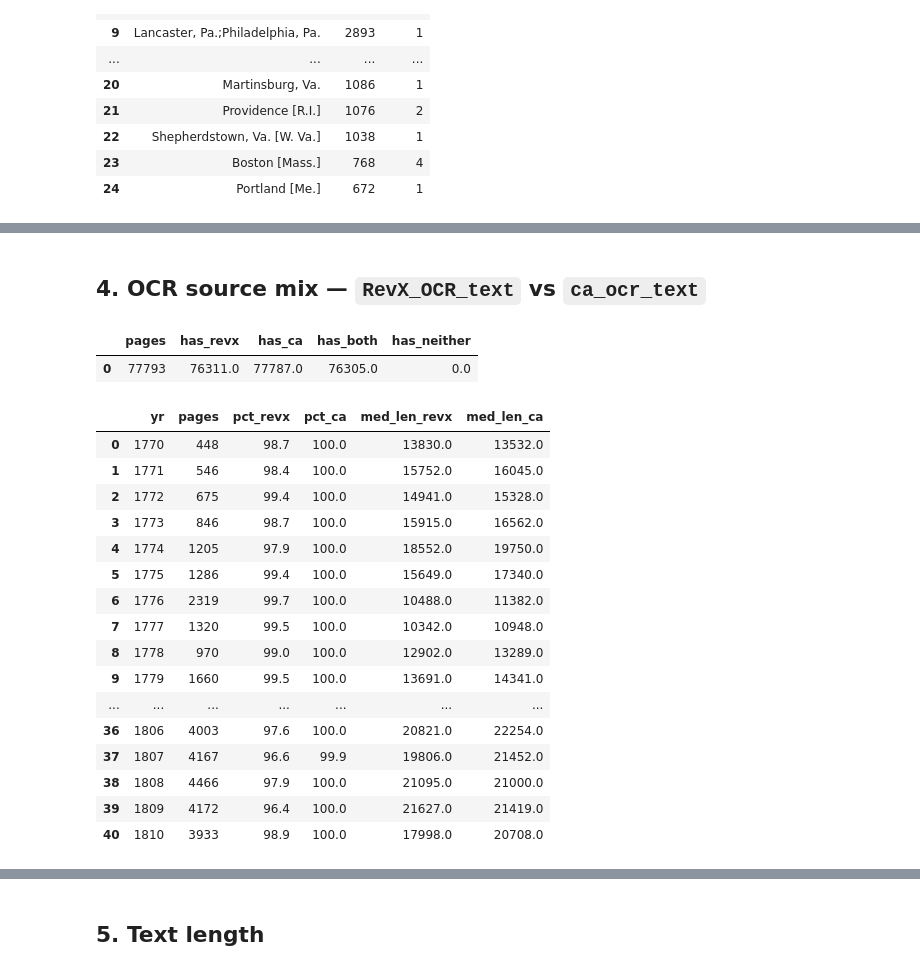
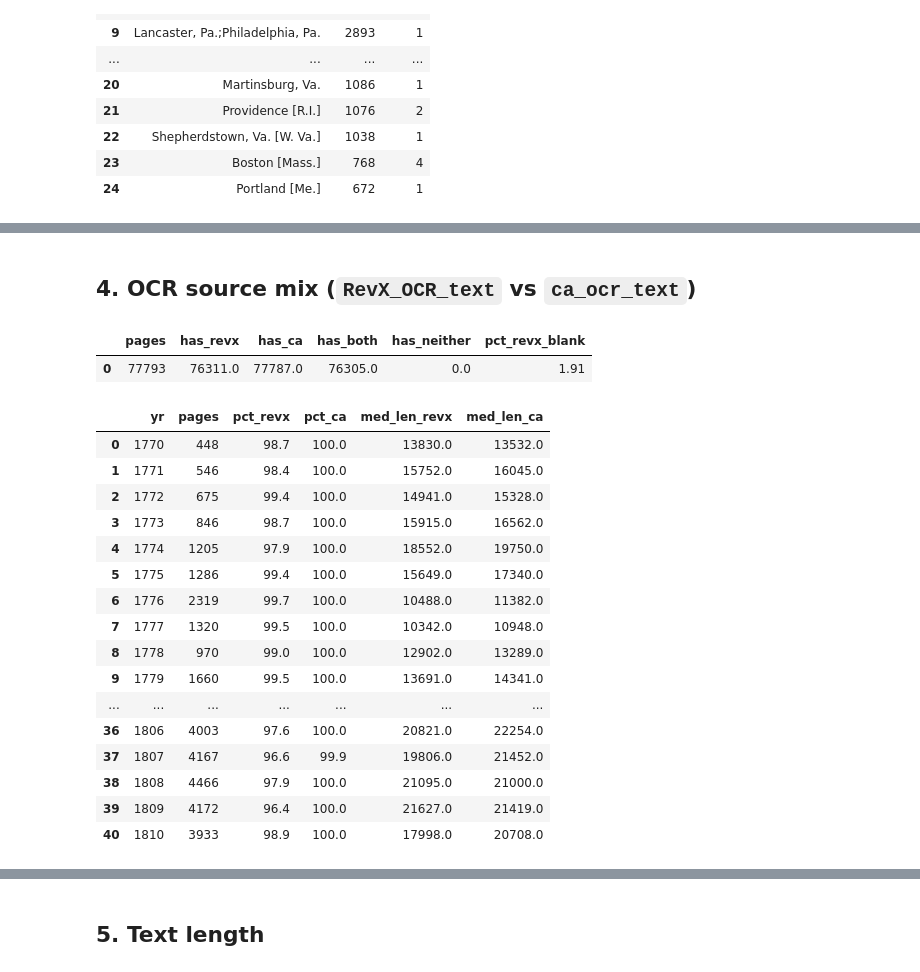
Before and after one commit to larawashington-PGDV5200/revolutionary-xroads, a Jupyter notebook: rx-pipeline/notebooks/S2_profile_news.ipynb, the cells around one changed output, grey strips where cells are left out. Drawn from its saved outputs; the diff is of its cells as text; code cells hidden in the pictures.

Commit message:
Notebooks up to A07 done. B10 updated with remote data access and B11 done.

```diff
--- a/rx-pipeline/notebooks/S2_profile_news.ipynb
+++ b/rx-pipeline/notebooks/S2_profile_news.ipynb
@@ -6,10 +0,0 @@ Source: `loc_chronicling_america_1770-1810`, revision `0b97906a…` (see `data/r
-# %%
-import duckdb, pandas as pd
-from pathlib import Path
-pd.set_option('display.width',200); pd.set_option('display.max_rows',80); pd.set_option('display.max_colwidth',90)
-ROOT=next(p for p in [Path.cwd(),*Path.cwd().parents] if (p/'data'/'raw').exists())
-NEWS=str(ROOT/'data/raw/news/*.parquet')
-con=duckdb.connect()
-con.sql(f"create view news as select *, year(issue_date) yr, length(RevX_OCR_text) len_rx, length(ca_ocr_text) len_ca from read_parquet('{NEWS}', filename=true)")
-q=lambda s: con.sql(s).df()
-q("select count(*) rows, count(distinct lccn) lccns, count(distinct newspaper_title) titles, count(distinct place_of_publication) places, count(distinct (lccn,issue_date,edition_order)) issues from news")
@@ -20,0 +9,15 @@ q("select count(*) rows, count(distinct lccn) lccns, count(distinct newspaper_ti
+# %%
+import duckdb, pandas as pd, time, sys
+pd.set_option('display.width',220); pd.set_option('display.max_rows',80); pd.set_option('display.max_colwidth',120)
+HF='hf://datasets/RevolutionCrossroads/'
+NEWS_REV='0b97906ad32e269376872934820357fc333151d8'
+OCR_REV='92477706d19db4dcd0c425e01e1ff85a209a8269'
+NEWS_GLOB=f"{HF}loc_chronicling_america_1770-1810@{NEWS_REV}/data/train-*.parquet"
+BLOCK_GLOB=f"{HF}RevX_OCR_results@{OCR_REV}/block_level/train-*.parquet"
+con=duckdb.connect()
+con.sql("set http_retries=12; set http_retry_wait_ms=3000; set http_retry_backoff=2")  # HF returns 429 under bursts
+TIMES=[]
+def q(sql,label=None):
+    t=time.time(); df=con.sql(sql).df(); dt=time.time()-t
+    TIMES.append((label or sql.strip()[:60].replace('\n',' '),round(dt,1))); return df
+print('duckdb',duckdb.__version__,'| python',sys.version.split()[0])
@@ -153,32 +173,27 @@ st=q("select regexp_extract(place_of_publication,'([^,]+)$',1) state_part, count
 # %% [markdown]
-## 4. OCR source mix — `RevX_OCR_text` vs `ca_ocr_text`
+## 4. OCR source mix (`RevX_OCR_text` vs `ca_ocr_text`)
-# %%
-q("select count(*) pages, sum((RevX_OCR_text is not null and trim(RevX_OCR_text)<>'')::int) has_revx, sum((ca_ocr_text is not null and trim(ca_ocr_text)<>'')::int) has_ca, sum(((RevX_OCR_text is not null and trim(RevX_OCR_text)<>'') and (ca_ocr_text is not null and trim(ca_ocr_text)<>''))::int) has_both, sum(((coalesce(trim(RevX_OCR_text),'')='') and (coalesce(trim(ca_ocr_text),'')=''))::int) has_neither from news")
-# %% [output]
-|  | pages | has_revx | has_ca | has_both | has_neither |
-| 0 | 77793 | 76311.0 | 77787.0 | 76305.0 | 0.0 |
 # %%
-mix=q("""select yr, count(*) pages,
- round(100*avg((coalesce(trim(RevX_OCR_text),'')<>'')::int),1) pct_revx,
- round(100*avg((coalesce(trim(ca_ocr_text),'')<>'')::int),1) pct_ca,
- round(median(len_rx)) med_len_revx, round(median(len_ca)) med_len_ca
- from news group by 1 order by 1"""); mix
+display(q("select count(*) pages, sum(has_rx::int) has_revx, sum(has_ca::int) has_ca, sum((has_rx and has_ca)::int) has_both, sum((not has_rx and not has_ca)::int) has_neither, round(100*avg((not has_rx)::int),2) pct_revx_blank from news"))
+q("""select yr, count(*) pages, round(100*avg(has_rx::int),1) pct_revx, round(100*avg(has_ca::int),1) pct_ca,
+ round(median(len_rx)) med_len_revx, round(median(len_ca)) med_len_ca from news group by 1 order by 1""")
 # %% [output]
-|  | yr | pages | pct_revx | pct_ca | med_len_revx | med_len_ca |
-| 0 | 1770 | 448 | 98.7 | 100.0 | 13830.0 | 13532.0 |
-| 1 | 1771 | 546 | 98.4 | 100.0 | 15752.0 | 16045.0 |
-| 2 | 1772 | 675 | 99.4 | 100.0 | 14941.0 | 15328.0 |
-| 3 | 1773 | 846 | 98.7 | 100.0 | 15915.0 | 16562.0 |
-| 4 | 1774 | 1205 | 97.9 | 100.0 | 18552.0 | 19750.0 |
-| 5 | 1775 | 1286 | 99.4 | 100.0 | 15649.0 | 17340.0 |
-| 6 | 1776 | 2319 | 99.7 | 100.0 | 10488.0 | 11382.0 |
-| 7 | 1777 | 1320 | 99.5 | 100.0 | 10342.0 | 10948.0 |
-| 8 | 1778 | 970 | 99.0 | 100.0 | 12902.0 | 13289.0 |
-| 9 | 1779 | 1660 | 99.5 | 100.0 | 13691.0 | 14341.0 |
-| ... | ... | ... | ... | ... | ... | ... |
-| 36 | 1806 | 4003 | 97.6 | 100.0 | 20821.0 | 22254.0 |
-| 37 | 1807 | 4167 | 96.6 | 99.9 | 19806.0 | 21452.0 |
-| 38 | 1808 | 4466 | 97.9 | 100.0 | 21095.0 | 21000.0 |
-| 39 | 1809 | 4172 | 96.4 | 100.0 | 21627.0 | 21419.0 |
-| 40 | 1810 | 3933 | 98.9 | 100.0 | 17998.0 | 20708.0 |
+|  | pages | has_revx | has_ca | has_both | has_neither | pct_revx_blank |
+| 0 | 77793 | 76311.0 | 77787.0 | 76305.0 | 0.0 | 1.91 |
+|  | yr | pages | pct_revx | pct_ca | med_len_revx | med_len_ca |
+| 0 | 1770 | 448 | 98.7 | 100.0 | 13830.0 | 13532.0 |
+| 1 | 1771 | 546 | 98.4 | 100.0 | 15752.0 | 16045.0 |
+| 2 | 1772 | 675 | 99.4 | 100.0 | 14941.0 | 15328.0 |
+| 3 | 1773 | 846 | 98.7 | 100.0 | 15915.0 | 16562.0 |
+| 4 | 1774 | 1205 | 97.9 | 100.0 | 18552.0 | 19750.0 |
+| 5 | 1775 | 1286 | 99.4 | 100.0 | 15649.0 | 17340.0 |
+| 6 | 1776 | 2319 | 99.7 | 100.0 | 10488.0 | 11382.0 |
+| 7 | 1777 | 1320 | 99.5 | 100.0 | 10342.0 | 10948.0 |
+| 8 | 1778 | 970 | 99.0 | 100.0 | 12902.0 | 13289.0 |
+| 9 | 1779 | 1660 | 99.5 | 100.0 | 13691.0 | 14341.0 |
+| ... | ... | ... | ... | ... | ... | ... |
+| 36 | 1806 | 4003 | 97.6 | 100.0 | 20821.0 | 22254.0 |
+| 37 | 1807 | 4167 | 96.6 | 99.9 | 19806.0 | 21452.0 |
+| 38 | 1808 | 4466 | 97.9 | 100.0 | 21095.0 | 21000.0 |
+| 39 | 1809 | 4172 | 96.4 | 100.0 | 21627.0 | 21419.0 |
+| 40 | 1810 | 3933 | 98.9 | 100.0 | 17998.0 | 20708.0 |
 # %%
```
Also changed, not shown: parts of 51 cells of this notebook, 16 other files.
